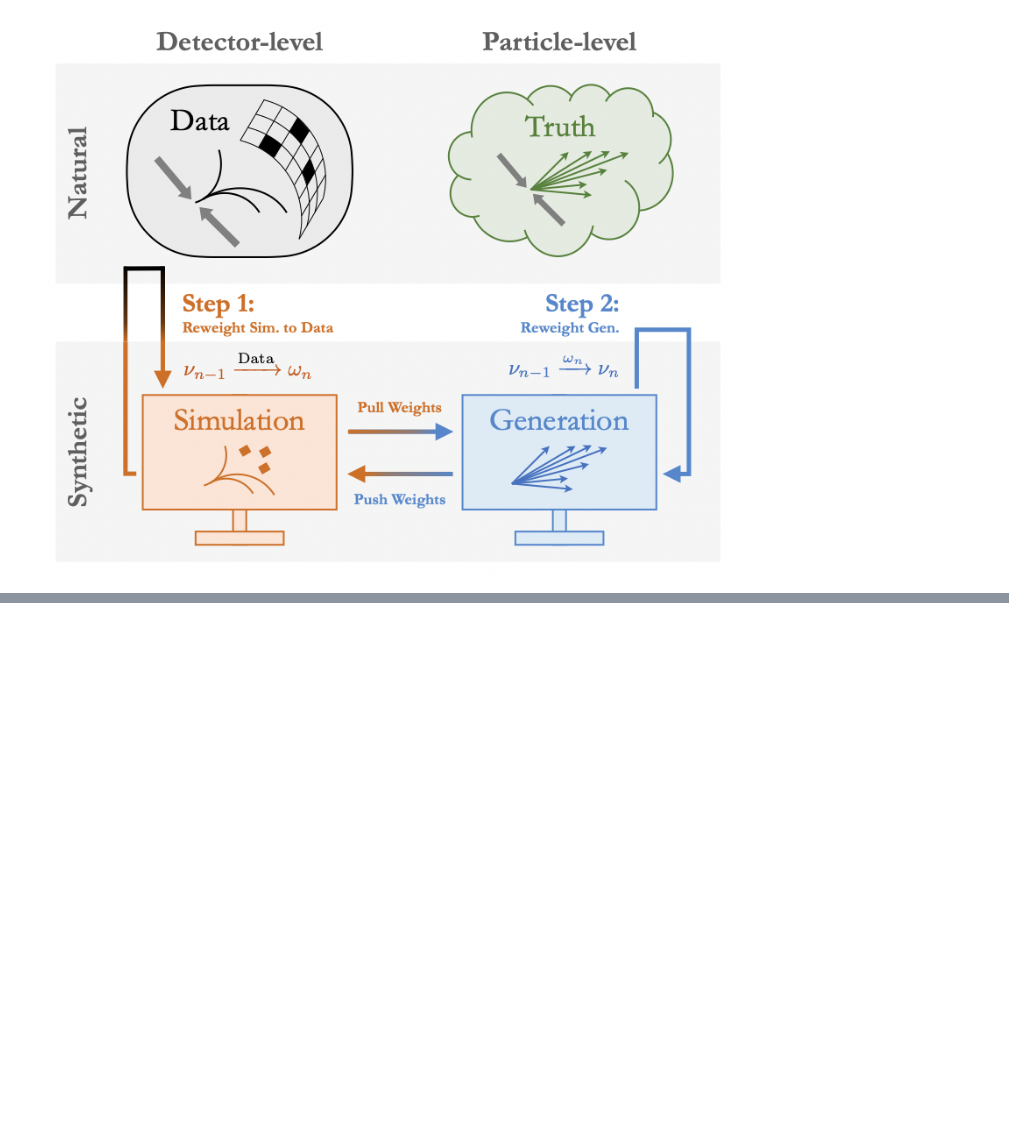
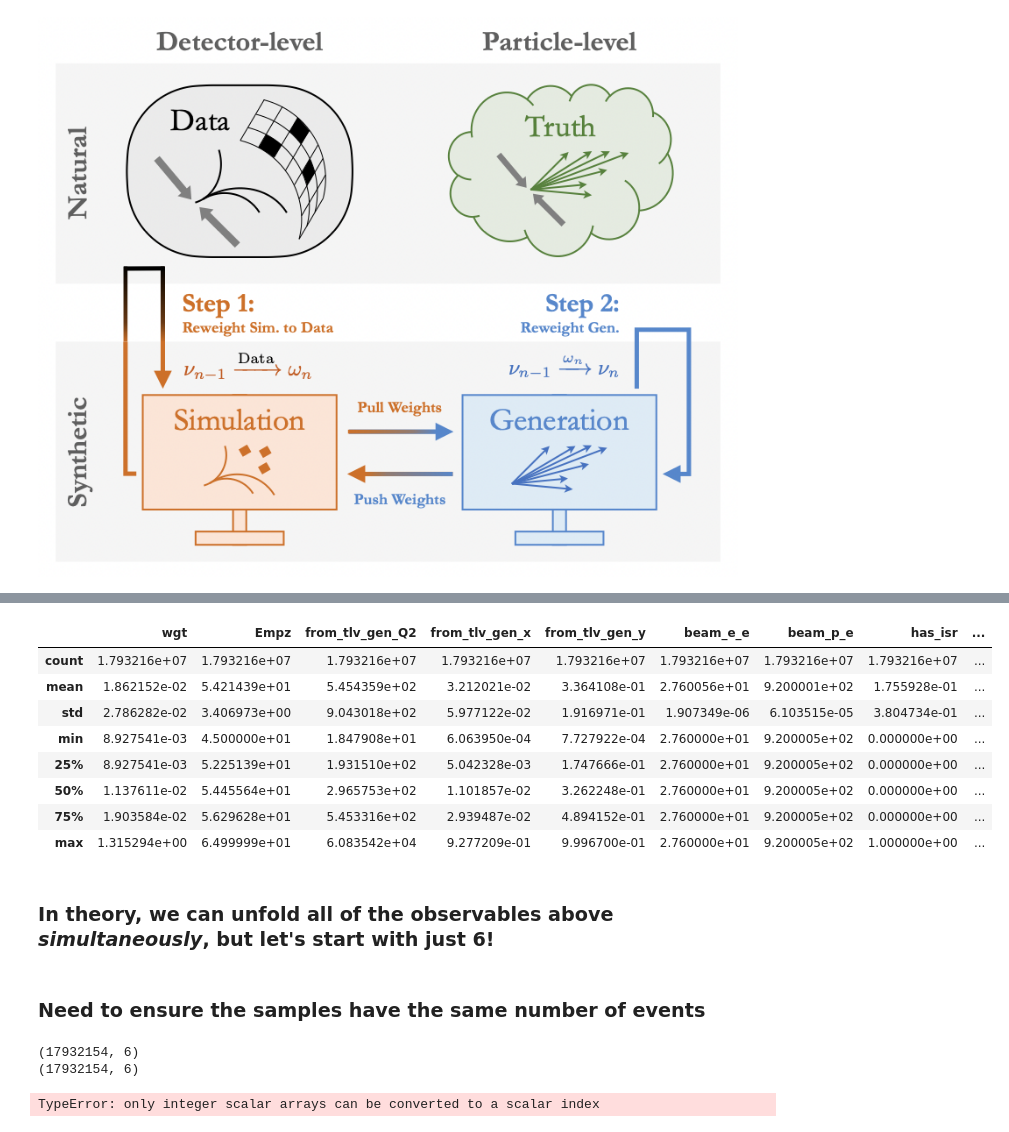
Before and after one commit to ftoralesacosta/AI4EIC_Omnifold, a Jupyter notebook: DIS_Omnifold.ipynb, the cells around one changed output, grey strips where cells are left out. Drawn from its saved outputs; the diff is of its cells as text; code cells hidden in the pictures; blank space fills up the shorter version.

```diff
--- a/DIS_Omnifold.ipynb
+++ b/DIS_Omnifold.ipynb
@@ -35,6 +54,19 @@ print(data_arrays)
 # %%
-## Import the Synthetic simulation, both generated and reconstructed level.
-
 synthetic_file = "all-h1-rapgap.root"
 synth_tree = ur.open("%s:Rapgap/minitree"%(synthetic_file))
-synth_arrays = tree.arrays()
+synth_df = synth_tree.arrays(library="pd")
+synth_df = synth_df[synth_df["obs_hfs_pt"] != 0]
+# %%
+synth_df.describe()
+# %% [output]
+|  | wgt | Empz | from_tlv_gen_Q2 | from_tlv_gen_x | from_tlv_gen_y | beam_e_e | beam_p_e | has_isr | ... |
+| count | 1.793216e+07 | 1.793216e+07 | 1.793216e+07 | 1.793216e+07 | 1.793216e+07 | 1.793216e+07 | 1.793216e+07 | 1.793216e+07 | ... |
+| mean | 1.862152e-02 | 5.421439e+01 | 5.454359e+02 | 3.212021e-02 | 3.364108e-01 | 2.760056e+01 | 9.200001e+02 | 1.755928e-01 | ... |
+| std | 2.786282e-02 | 3.406973e+00 | 9.043018e+02 | 5.977122e-02 | 1.916971e-01 | 1.907349e-06 | 6.103515e-05 | 3.804734e-01 | ... |
+| min | 8.927541e-03 | 4.500000e+01 | 1.847908e+01 | 6.063950e-04 | 7.727922e-04 | 2.760000e+01 | 9.200005e+02 | 0.000000e+00 | ... |
+| 25% | 8.927541e-03 | 5.225139e+01 | 1.931510e+02 | 5.042328e-03 | 1.747666e-01 | 2.760000e+01 | 9.200005e+02 | 0.000000e+00 | ... |
+| 50% | 1.137611e-02 | 5.445564e+01 | 2.965753e+02 | 1.101857e-02 | 3.262248e-01 | 2.760000e+01 | 9.200005e+02 | 0.000000e+00 | ... |
+| 75% | 1.903584e-02 | 5.629628e+01 | 5.453316e+02 | 2.939487e-02 | 4.894152e-01 | 2.760000e+01 | 9.200005e+02 | 0.000000e+00 | ... |
+| max | 1.315294e+00 | 6.499999e+01 | 6.083542e+04 | 9.277209e-01 | 9.996700e-01 | 2.760000e+01 | 9.200005e+02 | 1.000000e+00 | ... |
+# %% [markdown]
+### In theory, we can unfold all of the observables above _simultaneously_, but let's start with just 6!
@@ -40,0 +82,2 @@ synth_arrays = tree.arrays()
+# %% [markdown]
+### Need to ensure the samples have the same number of events
@@ -40,0 +92,9 @@ synth_arrays = tree.arrays()
+# %%
+test_G = theta0[:,:,0]
+print(np.shape(test_G))
+print(np.shape(theta_unknown_S))
+np.concatenate(test_G,theta_unknown_S)
+# %% [output]
+(17932154, 6)
+(17932154, 6)
+TypeError: only integer scalar arrays can be converted to a scalar index
```
Also changed, not shown: parts of 17 cells of this notebook.
